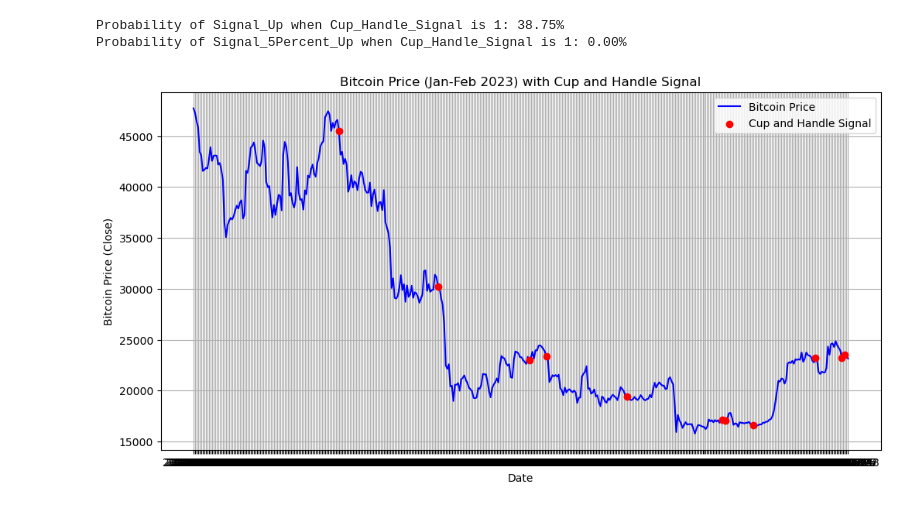
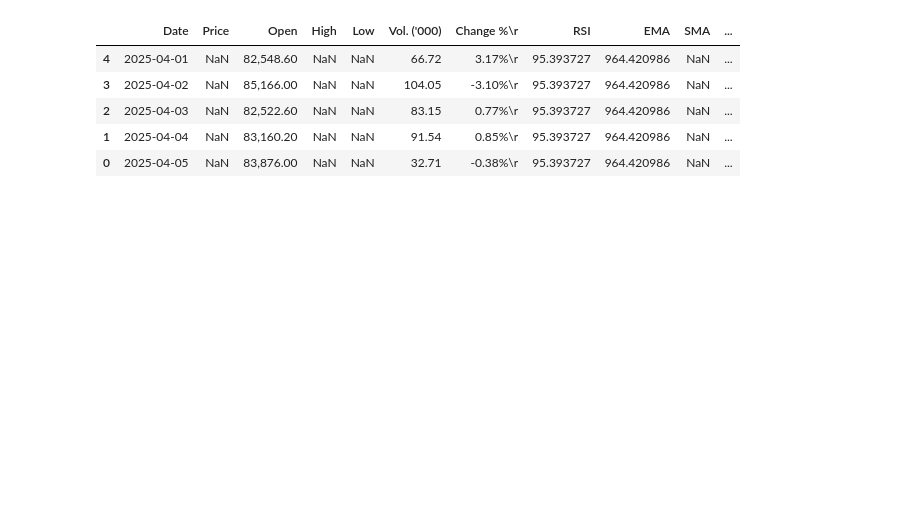
Before and after one commit to Rex-Chan99/Bitcoin_prediction, a Jupyter notebook: Master_dataset.ipynb, the cells around one changed output. Cells and saved outputs as stored; diff of their text form; code cells hidden in the pictures; blank space fills up the shorter version.

```diff
--- a/Master_dataset.ipynb
+++ b/Master_dataset.ipynb
@@ -32,6 +29,7 @@ import pandas_ta as ta
 import csv
 import numpy as np
 
-df_bitcoin_by_day = pd.read_csv('Bitcoin Historical Data.csv', on_bad_lines='skip', lineterminator='\n')
+btc_data = pd.read_csv('Bitcoin Historical Data.csv', on_bad_lines='skip', lineterminator='\n')
+btc_data.tail(5)
 # %% [output]
 Cloning into 'Bitcoin_prediction'...
@@ -213,39 +49,30 @@ df_bitcoin_by_day[df_bitcoin_by_day['Cup_Handle_Signal']==1]
-# %%
-# Filter rows where Cup_Handle_Signal is 1
-cup_handle_signal_df = df_bitcoin_by_day[df_bitcoin_by_day['Cup_Handle_Signal'] == 1]
-
-# Calculate probabilities
-prob_signal_up = cup_handle_signal_df['Signal_Up'].mean()
-prob_signal_5percent_up = cup_handle_signal_df['Signal_5Percent_Up'].mean()
-
-print(f"Probability of Signal_Up when Cup_Handle_Signal is 1: {prob_signal_up:.2%}")
-print(f"Probability of Signal_5Percent_Up when Cup_Handle_Signal is 1: {prob_signal_5percent_up:.2%}")
-# %% [output]
-Probability of Signal_Up when Cup_Handle_Signal is 1: 38.75%
-Probability of Signal_5Percent_Up when Cup_Handle_Signal is 1: 0.00%
-# %%
-import matplotlib.pyplot as plt
-
-# Filter data for January and February 2023
-filtered_data = df_bitcoin_by_day[
-    (df_bitcoin_by_day['Open time'] >= '2022-01-01') &
-    (df_bitcoin_by_day['Open time'] <= '2023-02-28')
-]
-
-# Plot Bitcoin price
-plt.figure(figsize=(12, 6))
-plt.plot(filtered_data['Open time'], filtered_data['Close'], label='Bitcoin Price', color='blue')
-
-# Highlight Cup and Handle signals
-cup_handle_data = filtered_data[filtered_data['Cup_Handle_Signal'] == 1]
-plt.scatter(cup_handle_data['Open time'], cup_handle_data['Close'], color='red', label='Cup and Handle Signal', zorder=5)
-
-# Add labels and legend
-plt.title('Bitcoin Price (Jan-Feb 2023) with Cup and Handle Signal')
-plt.xlabel('Date')
-plt.ylabel('Bitcoin Price (Close)')
-plt.legend()
-plt.grid(True)
-plt.show()
-# %% [output]
-[figure, removed]
+# %%
+# Convert the dictionary to a DataFrame
+btc_data = pd.DataFrame(btc_data)
+
+# 1. Parse the "Date" column into datetime format
+btc_data["Date"] = pd.to_datetime(btc_data["Date"], format="%m/%d/%Y")
+
+# 2. Sort the data by date in ascending order
+btc_data.sort_values(by="Date", ascending=True, inplace=True)
+# %%
+# Calculate RSI, EMA, SMA, and MACD
+btc_data["RSI"] = ta.rsi(btc_data["Price"], length=14)  # Relative Strength Index
+btc_data["EMA"] = ta.ema(btc_data["Price"], length=14)  # Exponential Moving Average
+btc_data["SMA"] = ta.sma(btc_data["Price"], length=14)  # Simple Moving Average
+
+# Calculate MACD
+macd = ta.macd(btc_data["Price"], fast=12, slow=26, signal=9)
+btc_data["MACD"] = macd["MACD_12_26_9"]
+btc_data["MACD_Signal"] = macd["MACDs_12_26_9"]
+btc_data["MACD_Hist"] = macd["MACDh_12_26_9"]
+
+# Display the first few rows of the data with calculated indicators
+btc_data.tail()
+# %% [output]
+|  | Date | Price | Open | High | Low | Vol. ('000) | Change %\r | RSI | EMA | SMA | ... |
+| 4 | 2025-04-01 | NaN | 82,548.60 | NaN | NaN | 66.72 | 3.17%\r | 95.393727 | 964.420986 | NaN | ... |
+| 3 | 2025-04-02 | NaN | 85,166.00 | NaN | NaN | 104.05 | -3.10%\r | 95.393727 | 964.420986 | NaN | ... |
+| 2 | 2025-04-03 | NaN | 82,522.60 | NaN | NaN | 83.15 | 0.77%\r | 95.393727 | 964.420986 | NaN | ... |
+| 1 | 2025-04-04 | NaN | 83,160.20 | NaN | NaN | 91.54 | 0.85%\r | 95.393727 | 964.420986 | NaN | ... |
+| 0 | 2025-04-05 | NaN | 83,876.00 | NaN | NaN | 32.71 | -0.38%\r | 95.393727 | 964.420986 | NaN | ... |
```
Also changed, not shown: parts of 17 cells of this notebook.
